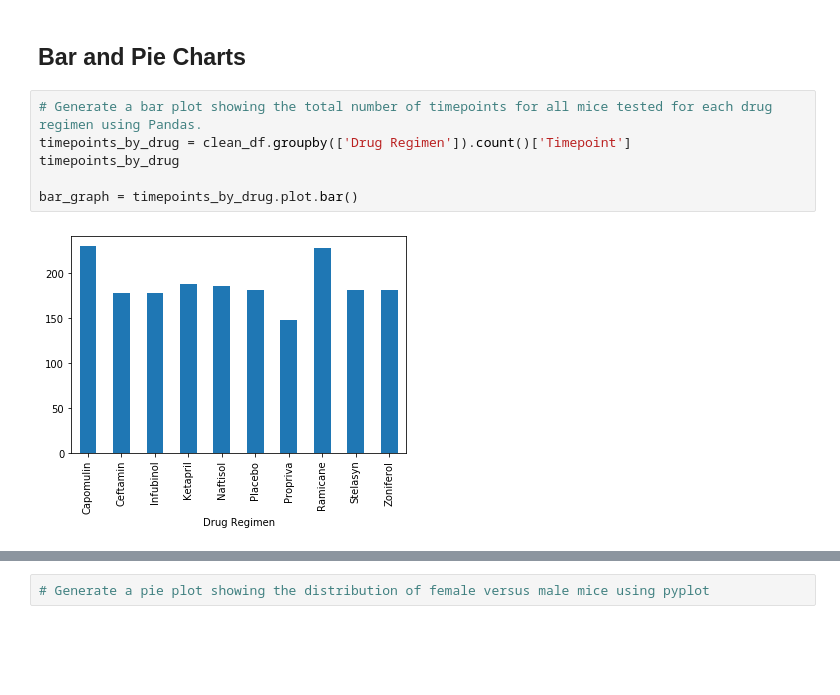
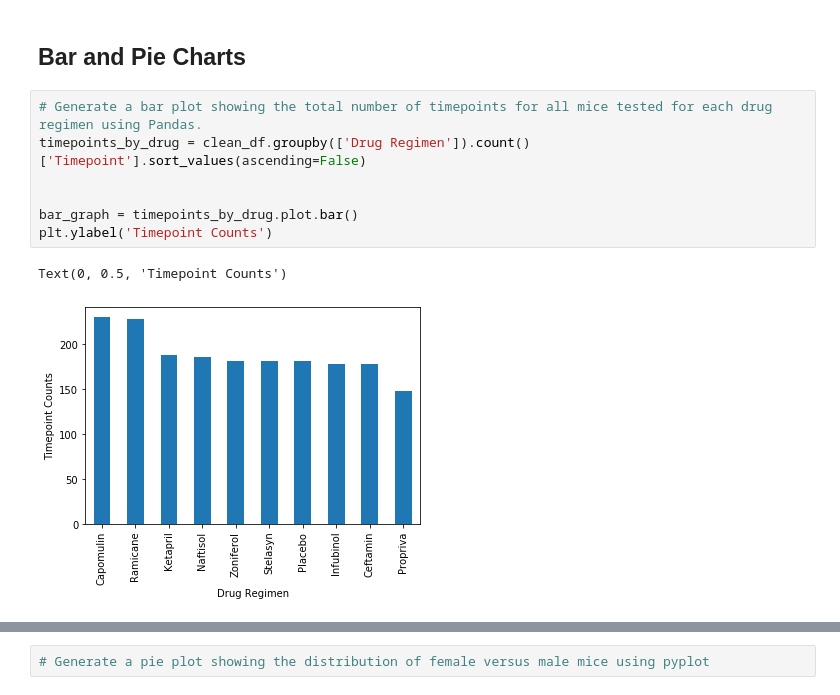
Before and after one commit to jf11235/matplotlib-challenge, a Jupyter notebook: Pymaceuticals/pymaceuticals_starter.ipynb, the cells around one changed output, grey strips where cells are left out. Saved outputs shown, nothing was run; the diff lists cells and outputs as text; blank space fills up the shorter version.

```diff
--- a/Pymaceuticals/pymaceuticals_starter.ipynb
+++ b/Pymaceuticals/pymaceuticals_starter.ipynb
@@ -166,11 +156,13 @@ sum_table
 ## Bar and Pie Charts
 # %%
 # Generate a bar plot showing the total number of timepoints for all mice tested for each drug regimen using Pandas.
-timepoints_by_drug = clean_df.groupby(['Drug Regimen']).count()['Timepoint']
-timepoints_by_drug
+timepoints_by_drug = clean_df.groupby(['Drug Regimen']).count()['Timepoint'].sort_values(ascending=False)
+
 
 bar_graph = timepoints_by_drug.plot.bar()
+plt.ylabel('Timepoint Counts')
 # %% [output]
+Text(0, 0.5, 'Timepoint Counts')
-[figure, old version]
+[figure, new version]
 # %%
 # Generate a bar plot showing the total number of timepoints for all mice tested for each drug regimen using pyplot.
```
Also changed, not shown: parts of 3 cells of this notebook.
